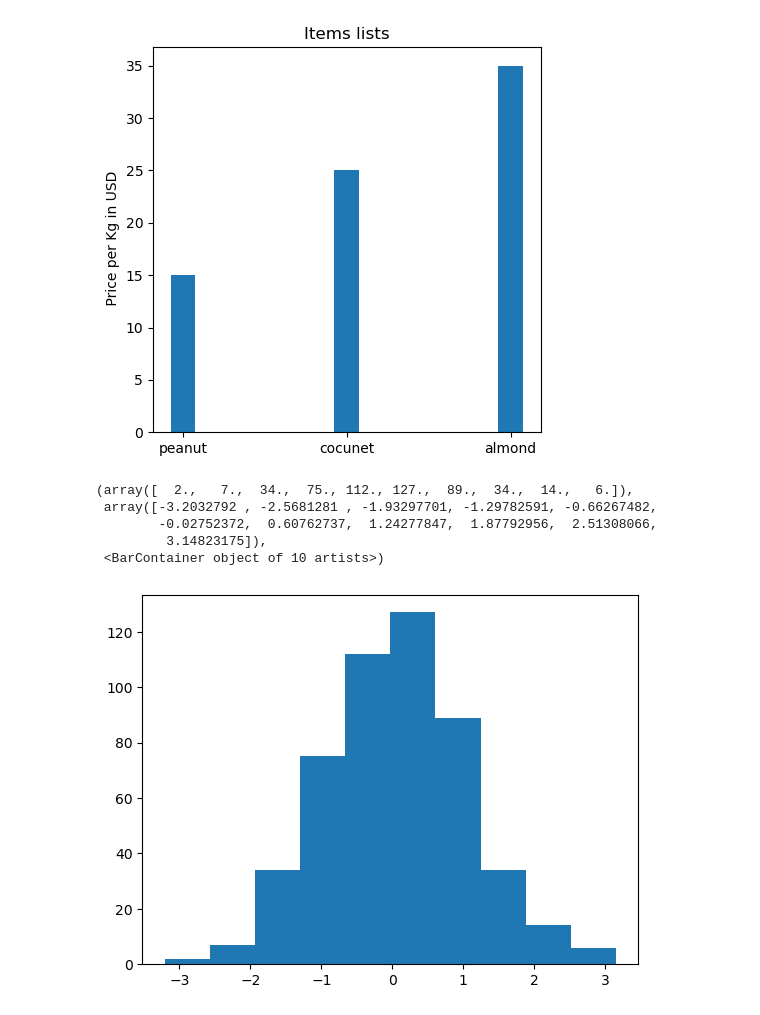
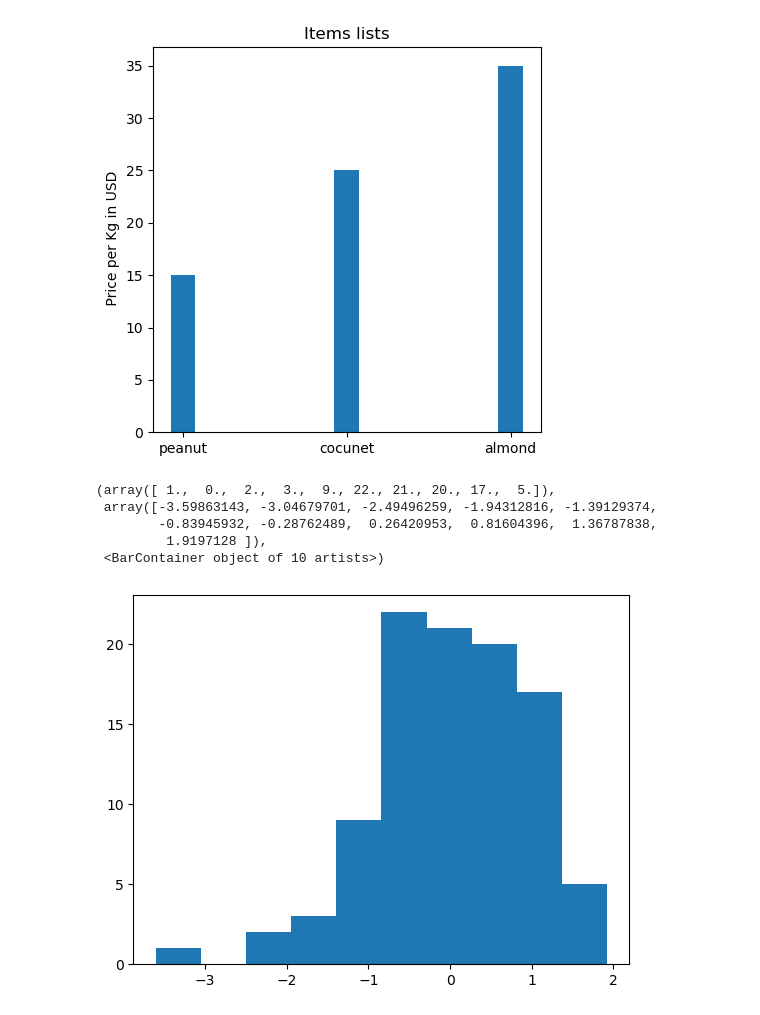
Before and after one commit to safeer-maker/Zero-to-Mastery-in-Machine-Learning, a Jupyter notebook: Matplotlib working.ipynb, the cells around one changed output. Drawn from its saved outputs; the diff is of its cells as text; code cells hidden in the pictures.

```diff
--- a/Matplotlib working.ipynb
+++ b/Matplotlib working.ipynb
@@ -114,16 +114,16 @@ plt.show()
 # %% [output]
 [figure]
 # %%
-data = np.random.randn(500)
+data = np.random.randn(100)
 fig, ax = plt.subplots()
 ax.hist (data)
 # %% [output]
-(array([  2.,   7.,  34.,  75., 112., 127.,  89.,  34.,  14.,   6.]),
- array([-3.2032792 , -2.5681281 , -1.93297701, -1.29782591, -0.66267482,
-        -0.02752372,  0.60762737,  1.24277847,  1.87792956,  2.51308066,
-         3.14823175]),
+(array([ 1.,  0.,  2.,  3.,  9., 22., 21., 20., 17.,  5.]),
+ array([-3.59863143, -3.04679701, -2.49496259, -1.94312816, -1.39129374,
+        -0.83945932, -0.28762489,  0.26420953,  0.81604396,  1.36787838,
+         1.9197128 ]),
  <BarContainer object of 10 artists>)
-[figure, old version]
+[figure, new version]
 # %%
 x = plt.hist (data, bins = 2)
 # %% [output]
```
Also changed, not shown: parts of 21 cells of this notebook.
